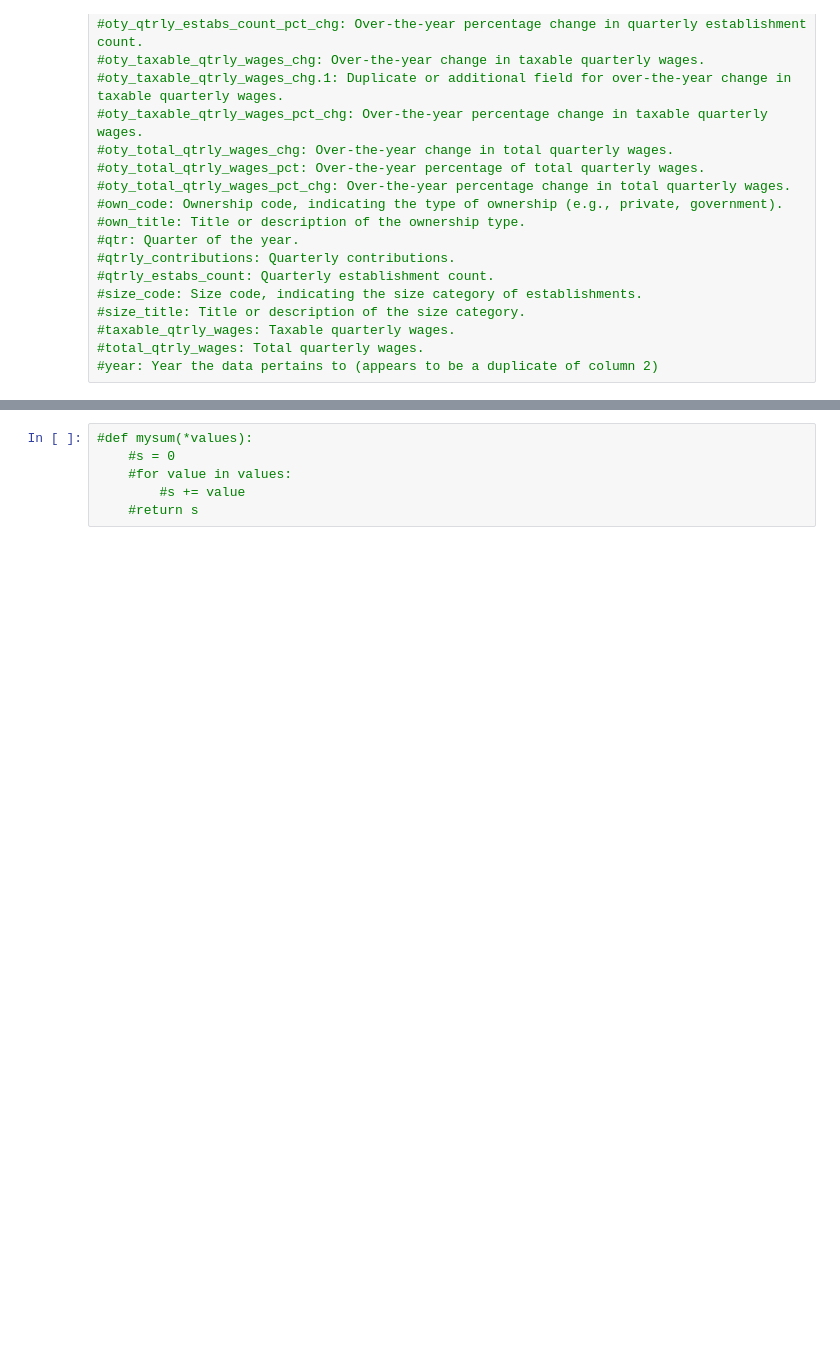
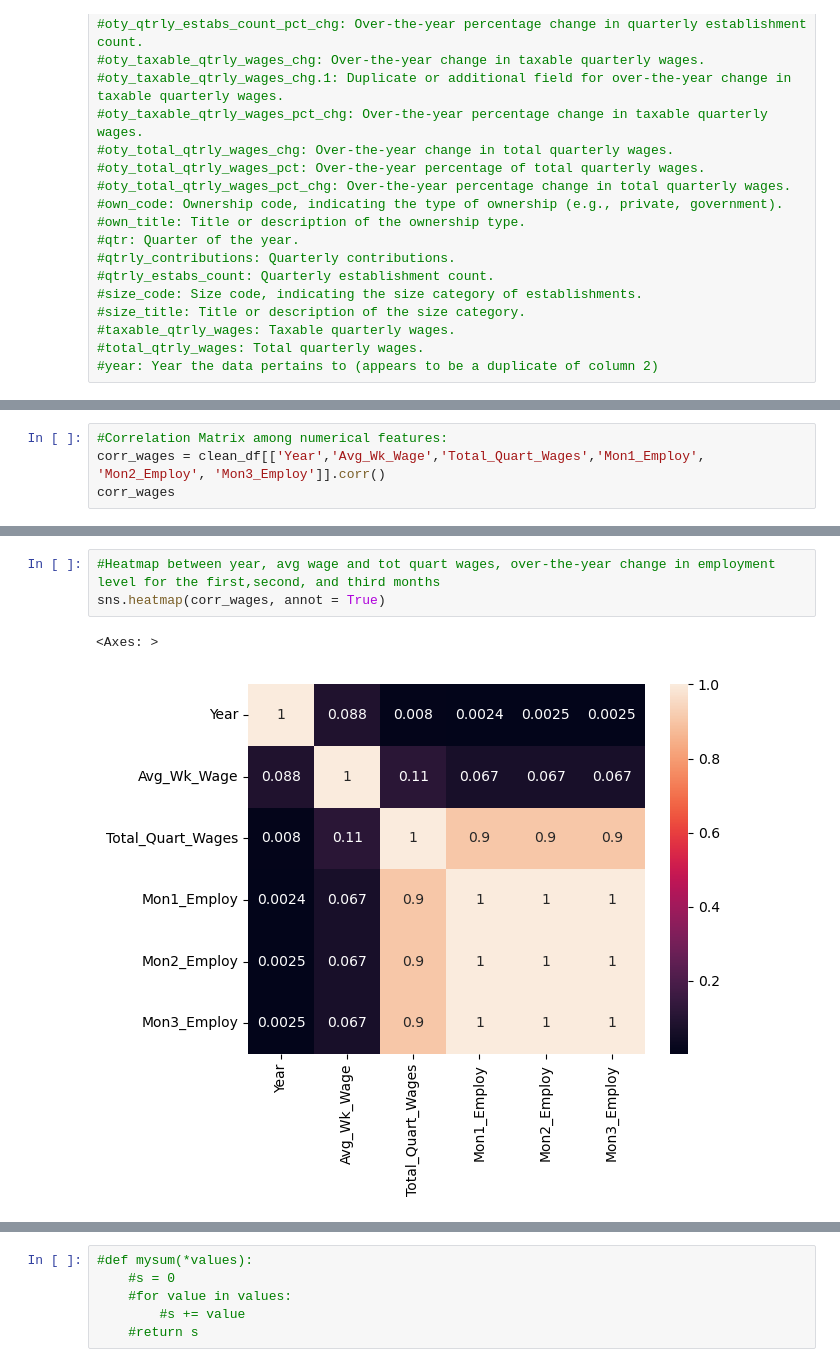
Before and after one commit to talibahnt/Project1_housing_practice, a Jupyter notebook: nyc_jobs.ipynb, the cells around one changed output, grey strips where cells are left out. Saved outputs shown, nothing was run; the diff lists cells and outputs as text; blank space fills up the shorter version.

```diff
--- a/nyc_jobs.ipynb
+++ b/nyc_jobs.ipynb
@@ -429,0 +593,4 @@ clean_df['Year'].value_counts()
+# %%
+#Correlation Matrix among numerical features:
+corr_wages = clean_df[['Year','Avg_Wk_Wage','Total_Quart_Wages','Mon1_Employ', 'Mon2_Employ', 'Mon3_Employ']].corr()
+corr_wages
@@ -432,0 +622,6 @@ cleandf['County'].value_counts()
+# %%
+#Heatmap between year, avg wage and tot quart wages, over-the-year change in employment level for the first,second, and third months
+sns.heatmap(corr_wages, annot = True)
+# %% [output]
+<Axes: >
+[figure, added]
```
Also changed, not shown: parts of 79 cells of this notebook.
